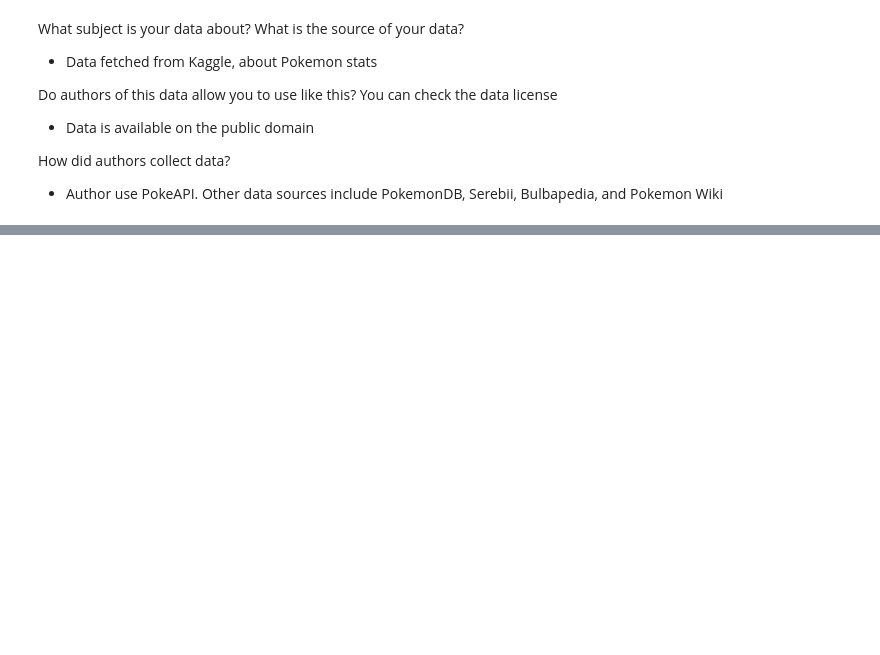
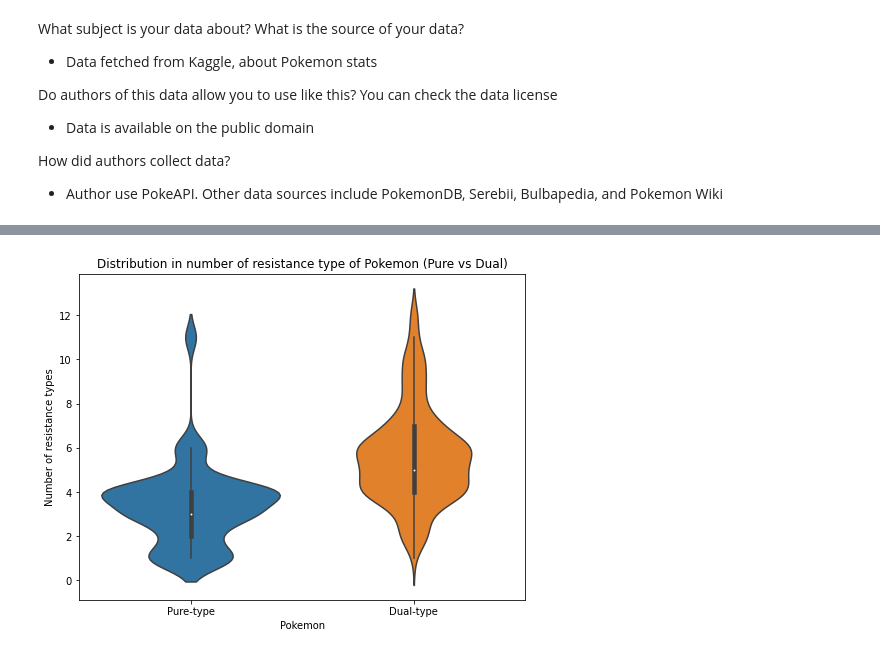
Before and after one commit to Wepewour19clc7/DSprograming, a Jupyter notebook: Pokemon.ipynb, the cells around one changed output, grey strips where cells are left out. Saved outputs shown, nothing was run; the diff lists cells and outputs as text; code cells hidden in the pictures; blank space fills up the shorter version.

```diff
--- a/Pokemon.ipynb
+++ b/Pokemon.ipynb
@@ -48,0 +412,6 @@ df
+# %%
+num_resistance_df = pd.concat(
+    [df['name'], df['is_dual'], (df[type_eff] < 1).sum(axis=1).rename('number_of_resistance')],
+    axis=1)
+
+num_resistance_df.head(10)
@@ -48,0 +453,11 @@ df
+# %%
+fig, ax = plt.subplots(figsize=(8, 6))
+sns.violinplot(x=num_resistance_df['is_dual'], y=num_resistance_df['number_of_resistance'])
+
+ax.set_xticklabels(['Pure-type', 'Dual-type'])
+ax.set_ylabel('Number of resistance types')
+ax.set_xlabel('Pokemon')
+ax.set_title('Distribution in number of resistance type of Pokemon (Pure vs Dual)')
+plt.show()
+# %% [output]
+[figure, added]
```
Also changed, not shown: parts of 58 cells of this notebook.
